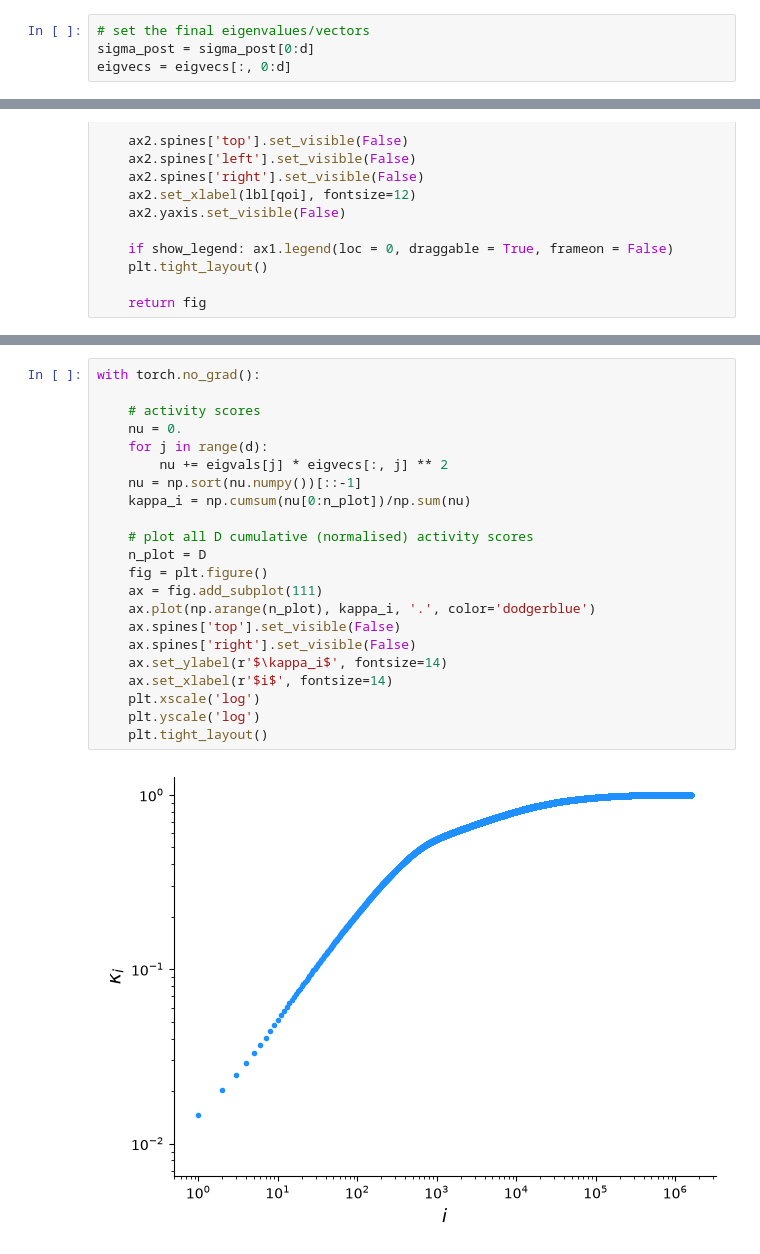
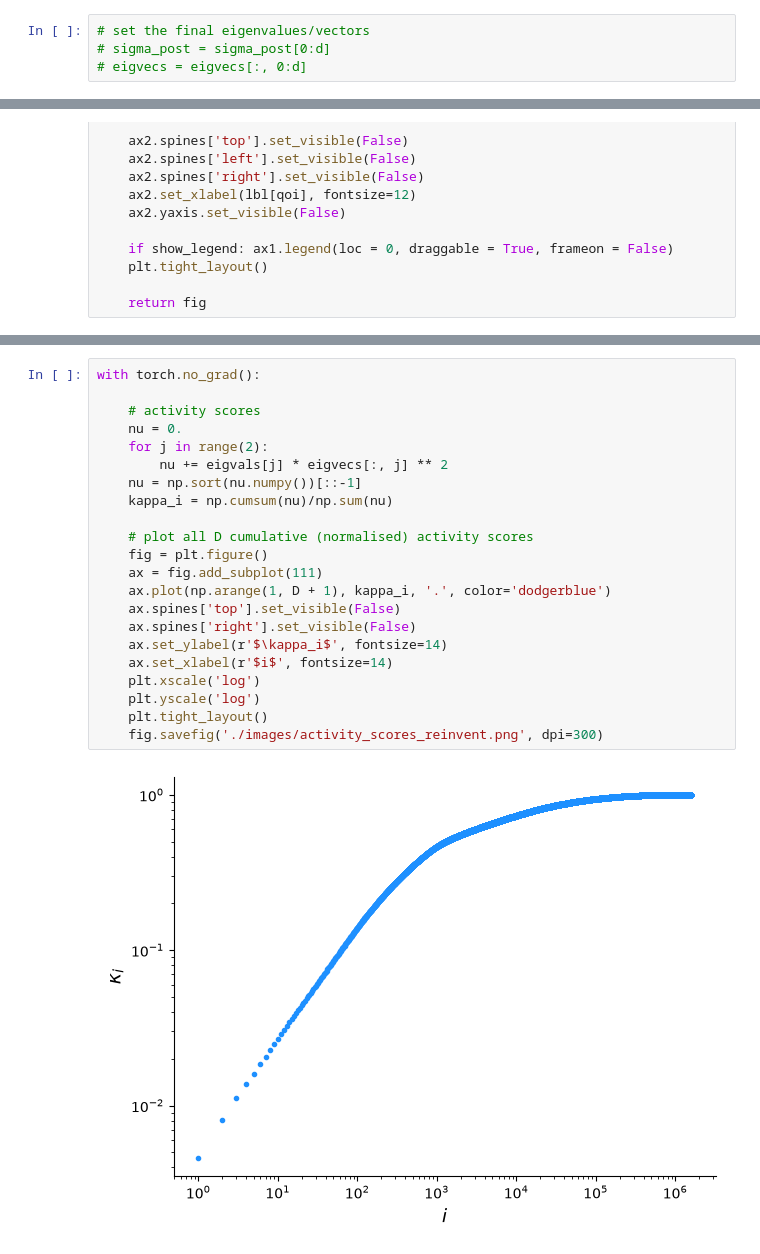
Before and after one commit to wedeling/GLAS, a Jupyter notebook: classification_reinvent.ipynb, the cells around one changed output, grey strips where cells are left out. Drawn from its saved outputs; the diff is of its cells as text.

Commit message:
fixed bug in reinvent notebook

```diff
--- a/classification_reinvent.ipynb
+++ b/classification_reinvent.ipynb
@@ -435,8 +435,8 @@ with torch.no_grad():
 [figure]
 # %%
 # set the final eigenvalues/vectors
-sigma_post = sigma_post[0:d]
-eigvecs = eigvecs[:, 0:d]
+# sigma_post = sigma_post[0:d]
+# eigvecs = eigvecs[:, 0:d]
 # %% [markdown]
 ### Generative posterior sampling
 
@@ -701,25 +710,25 @@ in a log-log plot.
 # %%
 with torch.no_grad():
 
     # activity scores
     nu = 0.
-    for j in range(d):
+    for j in range(2):
         nu += eigvals[j] * eigvecs[:, j] ** 2
     nu = np.sort(nu.numpy())[::-1]
-    kappa_i = np.cumsum(nu[0:n_plot])/np.sum(nu)
+    kappa_i = np.cumsum(nu)/np.sum(nu)
 
     # plot all D cumulative (normalised) activity scores
-    n_plot = D
     fig = plt.figure()
     ax = fig.add_subplot(111)
-    ax.plot(np.arange(n_plot), kappa_i, '.', color='dodgerblue')
+    ax.plot(np.arange(1, D + 1), kappa_i, '.', color='dodgerblue')
     ax.spines['top'].set_visible(False)
     ax.spines['right'].set_visible(False)
     ax.set_ylabel(r'$\kappa_i$', fontsize=14)
     ax.set_xlabel(r'$i$', fontsize=14)
     plt.xscale('log')
     plt.yscale('log')
     plt.tight_layout()
+    fig.savefig('./images/activity_scores_reinvent.png', dpi=300)
 # %% [output]
-[figure, old version]
+[figure, new version]
 # %%
```
Also changed, not shown: parts of 10 cells of this notebook, 10 other files.
